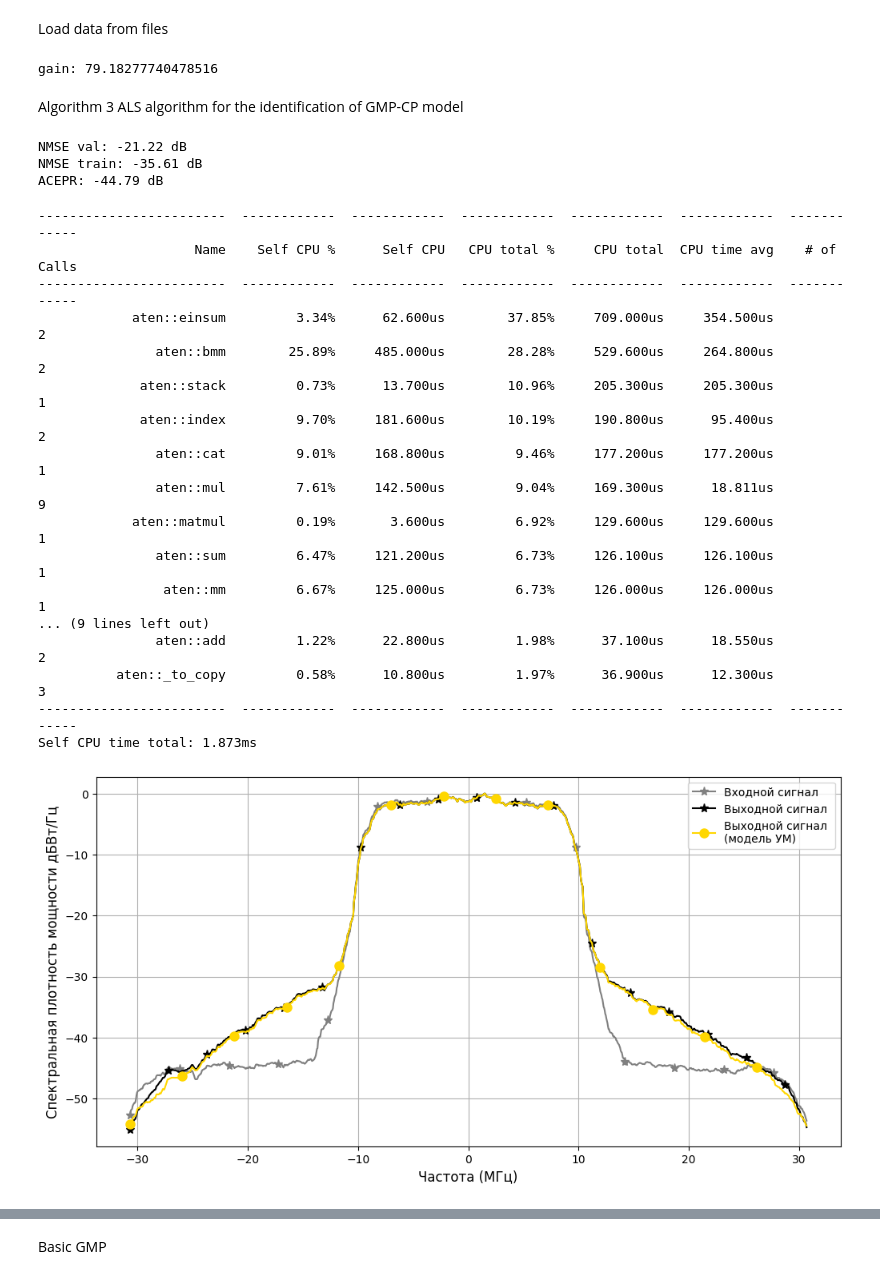
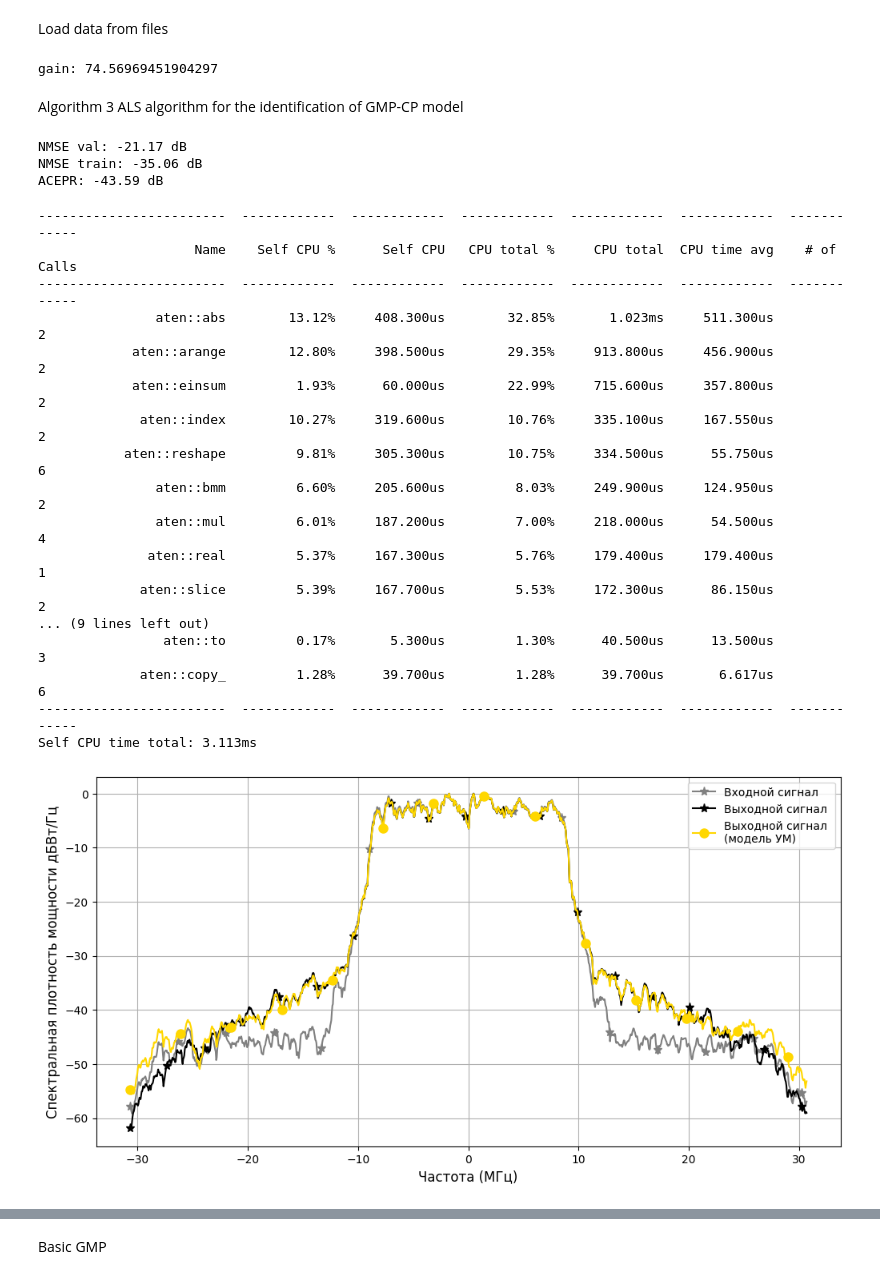
Before and after one commit to pasmornov-m/DPD_Research, a Jupyter notebook: dev_gmp_tensor.ipynb, the cells around one changed output, grey strips where cells are left out. Saved outputs shown, nothing was run; the diff lists cells and outputs as text; code cells hidden in the pictures.

Commit message:
new datasets and some gmp fixes

```diff
--- a/dev_gmp_tensor.ipynb
+++ b/dev_gmp_tensor.ipynb
@@ -12,9 +12,11 @@ import pandas as pd
 Load data from files
 # %%
 # dataset_path = "datasets/Custom_dataset"
-# dataset_path = "datasets/DPA_200MHz"
+dataset_path = "datasets/DPA_200MHz"
 # dataset_path = "datasets/Huawei_dataset"
-dataset_path = "datasets/signal_samples_newPA_vo_filter_no_atten_-15_dBm"
+# dataset_path = "datasets/signal_samples_newPA_vo_filter_no_atten_-11_dBm"
+dataset_path = "datasets/dataset_87405C_-16dBm"
+
 
 container = data_loader.DataContainer()
 container.load_data(file_path=dataset_path)
@@ -35,26 +37,26 @@ acpr_meter = metrics.ACPR(
         return_adjacent_powers=True
     )
 
-input_norm = utils.Normalizer('power')
-target_norm = utils.Normalizer('power')
+gain = container.get_gain()
+# gain = 1
 
-x_train = input_norm.fit_transform(container.train_input)
-x_val = input_norm.transform(container.val_input)
-y_train = target_norm.fit_transform(container.train_output)
-y_val = target_norm.transform(container.val_output)
+x_train = container.train_input
+x_val = container.val_input
+y_train = container.train_output
+y_val = container.val_output
 # %% [output]
-gain: 79.18277740478516
+gain: 74.56969451904297
 # %% [markdown]
 Algorithm 3 ALS algorithm for the identification of GMP-CP model
 # %%
-R=3
-M1=11
-M2=10
-P=8
-N=2048
+R=2
+M1=5
+M2=5
+P=3
+N=1024
 
 gamma = 1e-2
-L = 10
+L = 50
 # torch.manual_seed(42)
 
 model = GMPCP(R=R, M1=M1, M2=M2, P=P, model_name='pa')
@@ -62,12 +64,11 @@ model = GMPCP(R=R, M1=M1, M2=M2, P=P, model_name='pa')
 N_delay = len(container.train_input) - max(M1, M2) + 1
 
 y_vec, H, M = data_loader.prepare_data_for_als(x=x_train,
-                                    y=y_train,
-                                    M1=M1,
-                                    M2=M2,
-                                    P=P,
-                                    N=N,
-                                )
+                                               y=y_train,
+                                               M1=M1,
+                                               M2=M2,
+                                               P=P,
+                                               N=N,)
 
 
 model = learning.als_identification_of_gmpcp(model,
@@ -109,12 +110,11 @@ gmpcp_acepr = metrics.compute_acepr(
 
 print(f"ACEPR: {gmpcp_acepr:.2f} dB")
 # %% [output]
-NMSE val: -21.22 dB
-NMSE train: -35.61 dB
-ACEPR: -44.79 dB
+NMSE val: -21.17 dB
+NMSE train: -35.06 dB
+ACEPR: -43.59 dB
 # %%
 container.to_complex()
-# container.to_iq()
 
 
 with torch.autograd.profiler.profile(use_cuda=False) as prof:
@@ -126,46 +126,46 @@ print(prof.key_averages().table(sort_by="cpu_time_total", row_limit=20))
 ------------------------  ------------  ------------  ------------  ------------  ------------  ------------
                     Name    Self CPU %      Self CPU   CPU total %     CPU total  CPU time avg    # of Calls
 ------------------------  ------------  ------------  ------------  ------------  ------------  ------------
-            aten::einsum         3.34%      62.600us        37.85%     709.000us     354.500us             2
-               aten::bmm        25.89%     485.000us        28.28%     529.600us     264.800us             2
-             aten::stack         0.73%      13.700us        10.96%     205.300us     205.300us             1
-             aten::index         9.70%     181.600us        10.19%     190.800us      95.400us             2
-               aten::cat         9.01%     168.800us         9.46%     177.200us     177.200us             1
-               aten::mul         7.61%     142.500us         9.04%     169.300us      18.811us             9
-            aten::matmul         0.19%       3.600us         6.92%     129.600us     129.600us             1
-               aten::sum         6.47%     121.200us         6.73%     126.100us     126.100us             1
-                aten::mm         6.67%     125.000us         6.73%     126.000us     126.000us             1
+               aten::abs        13.12%     408.300us        32.85%       1.023ms     511.300us             2
+            aten::arange        12.80%     398.500us        29.35%     913.800us     456.900us             2
+            aten::einsum         1.93%      60.000us        22.99%     715.600us     357.800us             2
+             aten::index        10.27%     319.600us        10.76%     335.100us     167.550us             2
+           aten::reshape         9.81%     305.300us        10.75%     334.500us      55.750us             6
+               aten::bmm         6.60%     205.600us         8.03%     249.900us     124.950us             2
+               aten::mul         6.01%     187.200us         7.00%     218.000us      54.500us             4
+              aten::real         5.37%     167.300us         5.76%     179.400us     179.400us             1
+             aten::slice         5.39%     167.700us         5.53%     172.300us      86.150us             2
 ... (9 lines left out)
-               aten::add         1.22%      22.800us         1.98%      37.100us      18.550us             2
-          aten::_to_copy         0.58%      10.800us         1.97%      36.900us      12.300us             3
+                aten::to         0.17%       5.300us         1.30%      40.500us      13.500us             3
+             aten::copy_         1.28%      39.700us         1.28%      39.700us       6.617us             6
 ------------------------  ------------  ------------  ------------  ------------  ------------  ------------
-Self CPU time total: 1.873ms
+Self CPU time total: 3.113ms
 # %%
-window_size = 50
+window_size = 10
 normalization = True
 
 freqs, spectrum_y_in = metrics.power_spectrum(x_val[delay:], container.input_signal_fs, container.nperseg, window_size, normalization=normalization)
-_, spectrum_y_out = metrics.power_spectrum(y_val[delay:], container.input_signal_fs, container.nperseg, window_size, normalization=normalization)
+_, spectrum_y_out = metrics.power_spectrum(y_true_val, container.input_signal_fs, container.nperseg, window_size, normalization=normalization)
 _, spectrum_y_val_pa = metrics.power_spectrum(y_val_pa, container.input_signal_fs, container.nperseg, window_size, normalization=normalization)
 
 xlabel="Частота (МГц)"
 ylabel= "Спектральная плотность мощности дБВт/Гц"
 fontsize = 12
 figsize=(12, 6)
 markersize=8
 
 plt.figure(figsize=figsize)
 
 plt.plot(freqs / 1e6, spectrum_y_in, color='grey', label='Входной сигнал', marker = '*', markevery=90, markersize=markersize)
 plt.plot(freqs / 1e6, spectrum_y_out, color='black', label='Выходной сигнал', marker = '*', markevery=70, markersize=markersize)
 plt.plot(freqs / 1e6, spectrum_y_val_pa, color='gold', label='Выходной сигнал \n(модель УМ)', marker='o', markevery=95, markersize=markersize)
 
 plt.xlabel(xlabel, fontsize=fontsize)
 plt.ylabel(ylabel, fontsize=fontsize)
 # plt.ylim(bottom=-122)
 # plt.xticks(np.arange(-500, 600, 100))
 plt.legend()
 plt.grid()
 plt.show()
 # %% [output]
-[figure, old version]
+[figure, new version]
```
Also changed, not shown: parts of 15 cells of this notebook, 22 other files.
